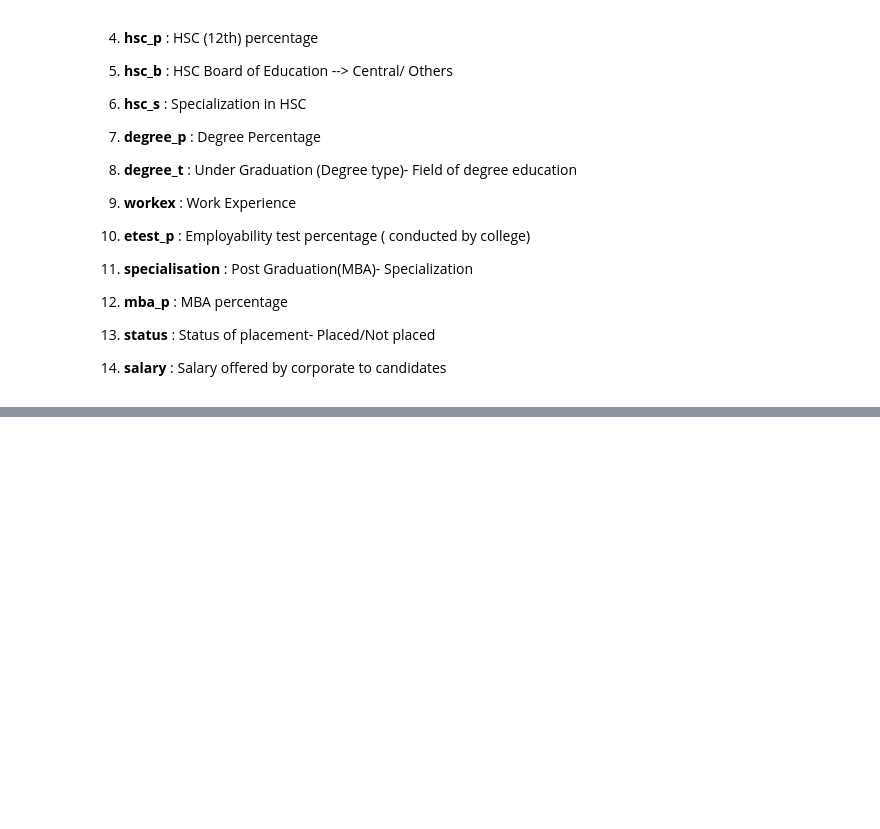
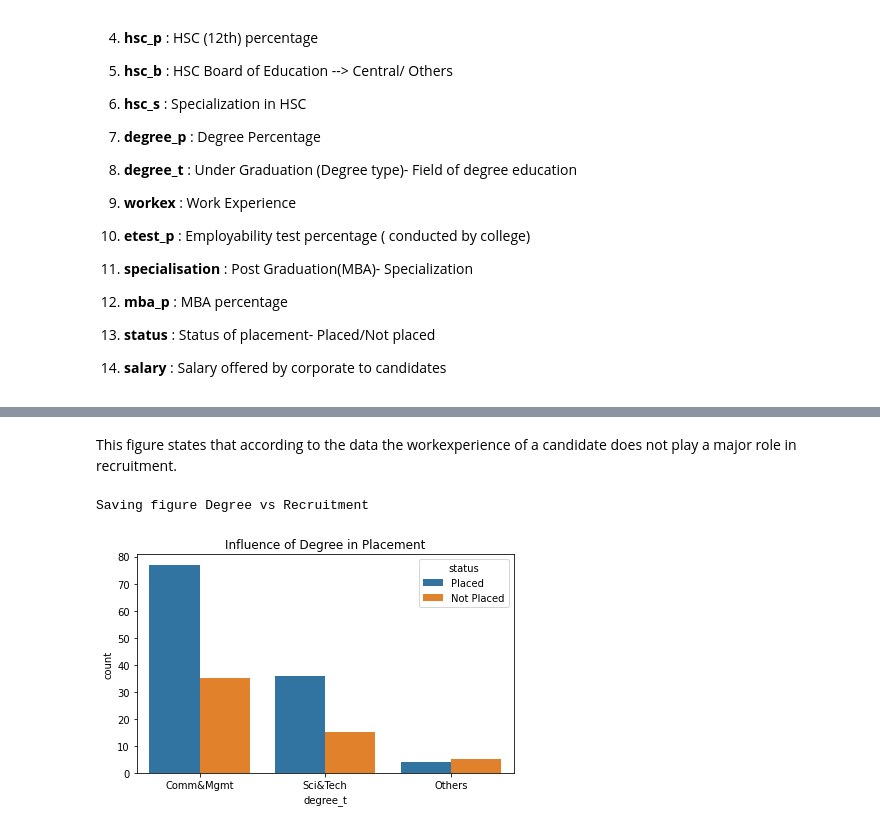
Before and after one commit to Kirushikesh/Campus_Recruitment_Prediction, a Jupyter notebook: CR_Machine_Learning.ipynb, the cells around one changed output, grey strips where cells are left out. Cells and saved outputs as stored; diff of their text form; code cells hidden in the pictures; blank space fills up the shorter version.

```diff
--- a/CR_Machine_Learning.ipynb
+++ b/CR_Machine_Learning.ipynb
@@ -778,0 +229,11 @@ Using **SHAP** explains how each feature impacts the output of the model
+# %% [markdown]
+This figure states that according to the data the workexperience of a candidate does not play a major role in recruitment.
+# %%
+import seaborn as sns
+
+sns.countplot(x="degree_t", hue="status", data=recruitment).set(title='Influence of Degree in Placement')
+save_fig("Degree vs Recruitment")
+plt.show()
+# %% [output]
+Saving figure Degree vs Recruitment
+[figure, added]
```
Also changed, not shown: parts of 279 cells of this notebook.
